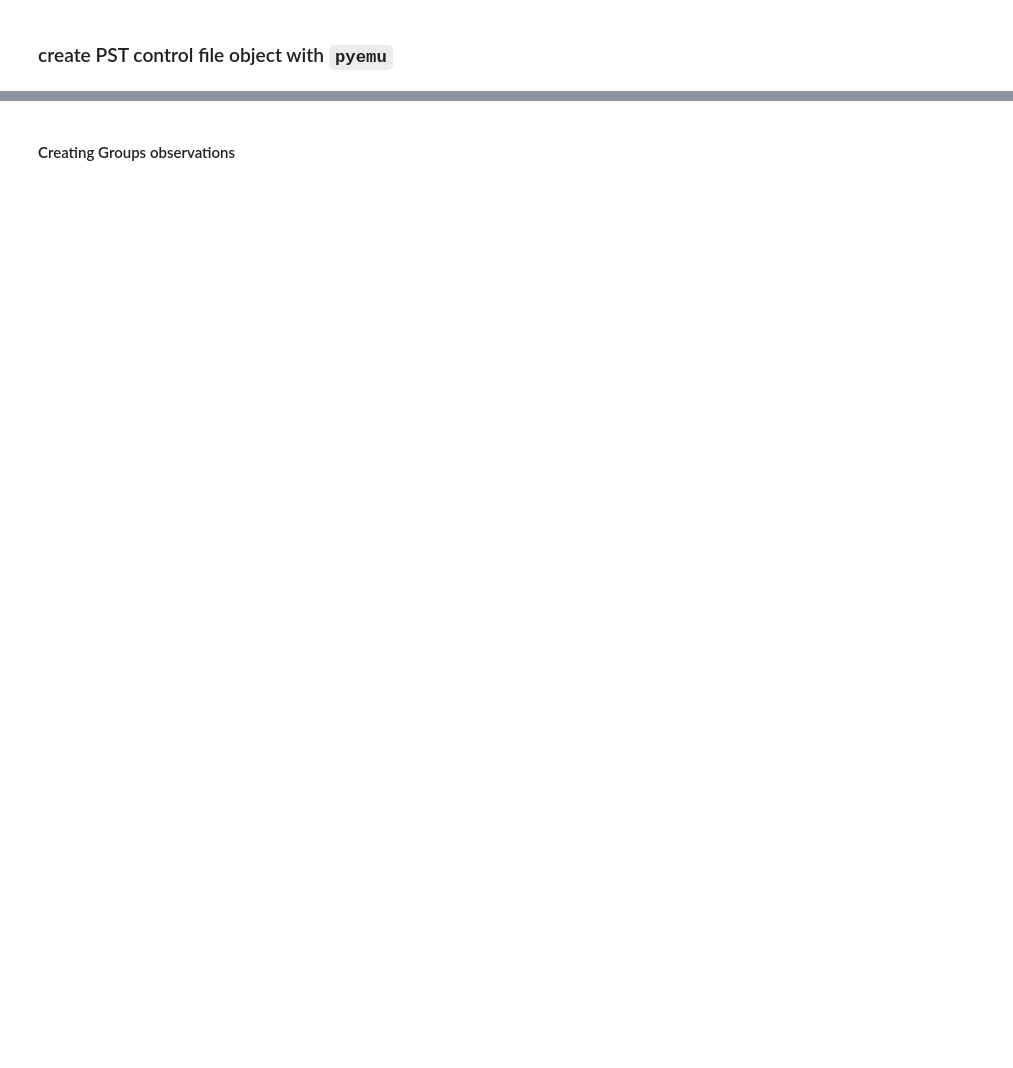
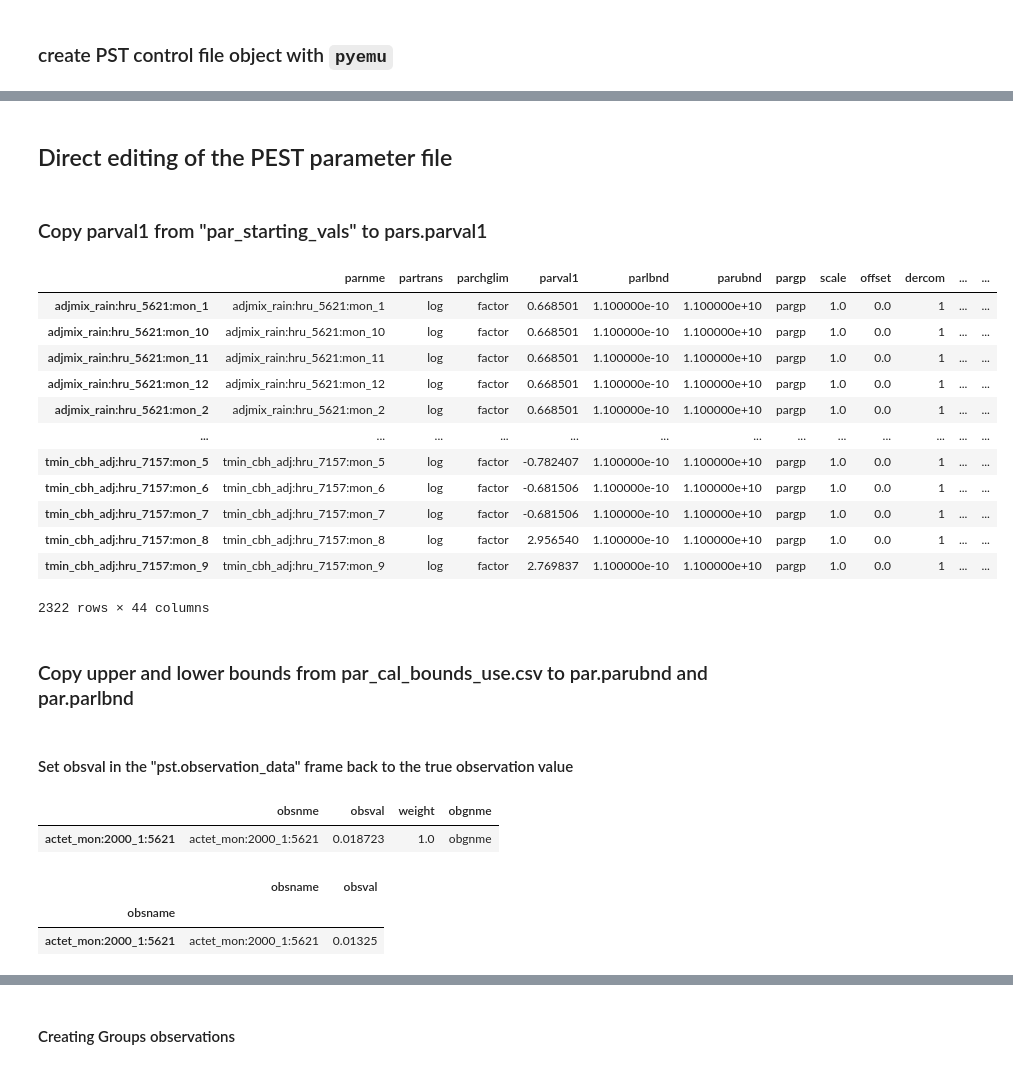
Before and after one commit to ahaj/nhm_pestpp_20240510, a Jupyter notebook: notebooks/set_up_PEST++.ipynb, the cells around one changed output, grey strips where cells are left out. Drawn from its saved outputs; the diff is of its cells as text; code cells hidden in the pictures; blank space fills up the shorter version.

```diff
--- a/notebooks/set_up_PEST++.ipynb
+++ b/notebooks/set_up_PEST++.ipynb
@@ -120,2 +165,3 @@ par_starting_vals = pars_to_tpl_entries(pars, 'tmin_cbh_adj', hrus, segs, par_st
 # %%
+par_starting_vals.set_index('parname', inplace =True, drop = False)
 par_starting_vals
@@ -138,7 +221,8 @@ with open(wkdir /'alloutput.dat.ins', 'w') as ofp:
 ### create PST control file object with `pyemu`
 # %%
 pst = pyemu.Pst.from_io_files(tpl_files = [str(wkdir / 'parameters.json.tpl')],
-                              in_files=[str(wkdir / 'parameters.json')],
-                             ins_files = [str(wkdir / 'alloutput.dat.ins')],
-                              out_files = [str(wkdir / 'alloutput.dat')],
-                             pst_path = '.')
+                              in_files=[str(wkdir / 'parameters.json')],# Values for parval1 and bnds will be populated with default values
+                              ins_files = [str(wkdir / 'modelobs.dat.ins')],
+                              out_files = [str(wkdir / 'modelobs.dat')], #names the model output file in the control file (prior_mc.pst)--Chk with Mike
+                              pst_path = '.')
+#Ask Mike if pyemu reads in the values for the obs from the modelobs.dat file
@@ -145,4 +247,6 @@ pst = pyemu.Pst.from_io_files(tpl_files = [str(wkdir / 'parameters.json.tpl')],
+# %% [markdown]
+## Direct editing of the PEST parameter file
 # %%
 pars = pst.parameter_data
-pars.loc['adjmix_rain:hru_5621:mon_1','parval1'] = 987236
-pst.parameter_data
+#pars
+#Note the param.param file contained values calibrated already, so we will replace parval1 with precal starting values
@@ -148,0 +256,23 @@ pst.parameter_data
+# %% [markdown]
+### Copy parval1 from "par_starting_vals" to pars.parval1
+# %%
+for idx, row in pars.iterrows():
+    pars.loc[pars.parnme,'parval1'] = par_starting_vals.loc[pars.parnme,'parval1']
+# %%
+pars
+# %% [output]
+|  | parnme | partrans | parchglim | parval1 | parlbnd | parubnd | pargp | scale | offset | dercom | ... | ... |
+| adjmix_rain:hru_5621:mon_1 | adjmix_rain:hru_5621:mon_1 | log | factor | 0.668501 | 1.100000e-10 | 1.100000e+10 | pargp | 1.0 | 0.0 | 1 | ... | ... |
+| adjmix_rain:hru_5621:mon_10 | adjmix_rain:hru_5621:mon_10 | log | factor | 0.668501 | 1.100000e-10 | 1.100000e+10 | pargp | 1.0 | 0.0 | 1 | ... | ... |
+| adjmix_rain:hru_5621:mon_11 | adjmix_rain:hru_5621:mon_11 | log | factor | 0.668501 | 1.100000e-10 | 1.100000e+10 | pargp | 1.0 | 0.0 | 1 | ... | ... |
+| adjmix_rain:hru_5621:mon_12 | adjmix_rain:hru_5621:mon_12 | log | factor | 0.668501 | 1.100000e-10 | 1.100000e+10 | pargp | 1.0 | 0.0 | 1 | ... | ... |
+| adjmix_rain:hru_5621:mon_2 | adjmix_rain:hru_5621:mon_2 | log | factor | 0.668501 | 1.100000e-10 | 1.100000e+10 | pargp | 1.0 | 0.0 | 1 | ... | ... |
+| ... | ... | ... | ... | ... | ... | ... | ... | ... | ... | ... | ... | ... |
+| tmin_cbh_adj:hru_7157:mon_5 | tmin_cbh_adj:hru_7157:mon_5 | log | factor | -0.782407 | 1.100000e-10 | 1.100000e+10 | pargp | 1.0 | 0.0 | 1 | ... | ... |
+| tmin_cbh_adj:hru_7157:mon_6 | tmin_cbh_adj:hru_7157:mon_6 | log | factor | -0.681506 | 1.100000e-10 | 1.100000e+10 | pargp | 1.0 | 0.0 | 1 | ... | ... |
+| tmin_cbh_adj:hru_7157:mon_7 | tmin_cbh_adj:hru_7157:mon_7 | log | factor | -0.681506 | 1.100000e-10 | 1.100000e+10 | pargp | 1.0 | 0.0 | 1 | ... | ... |
+| tmin_cbh_adj:hru_7157:mon_8 | tmin_cbh_adj:hru_7157:mon_8 | log | factor | 2.956540 | 1.100000e-10 | 1.100000e+10 | pargp | 1.0 | 0.0 | 1 | ... | ... |
+| tmin_cbh_adj:hru_7157:mon_9 | tmin_cbh_adj:hru_7157:mon_9 | log | factor | 2.769837 | 1.100000e-10 | 1.100000e+10 | pargp | 1.0 | 0.0 | 1 | ... | ... |
+2322 rows × 44 columns
+# %% [markdown]
+### Copy upper and lower bounds from par_cal_bounds_use.csv to par.parubnd and par.parlbnd
@@ -149 +299,3 @@ pst.parameter_data
+# %% [markdown]
+#### Set obsval in the "pst.observation_data" frame back to the true observation value
 # %%
@@ -151 +305,12 @@ obs = pst.observation_data #This is a pyemu function
+# %%
+obs.loc[obs.obsnme =='actet_mon:2000_1:5621',:] # This is the value in the modelobs.dat file?
+# %% [output]
+|  | obsnme | obsval | weight | obgnme |
+| actet_mon:2000_1:5621 | actet_mon:2000_1:5621 | 0.018723 | 1.0 | obgnme |
+# %%
+obsvals.loc[obsvals.obsname =='actet_mon:2000_1:5621',:]
+# %% [output]
+|  | obsname | obsval |
+| obsname |  |  |
+| actet_mon:2000_1:5621 | actet_mon:2000_1:5621 | 0.01325 |
 # %%
```
Also changed, not shown: parts of 34 cells of this notebook, 9 other files.
